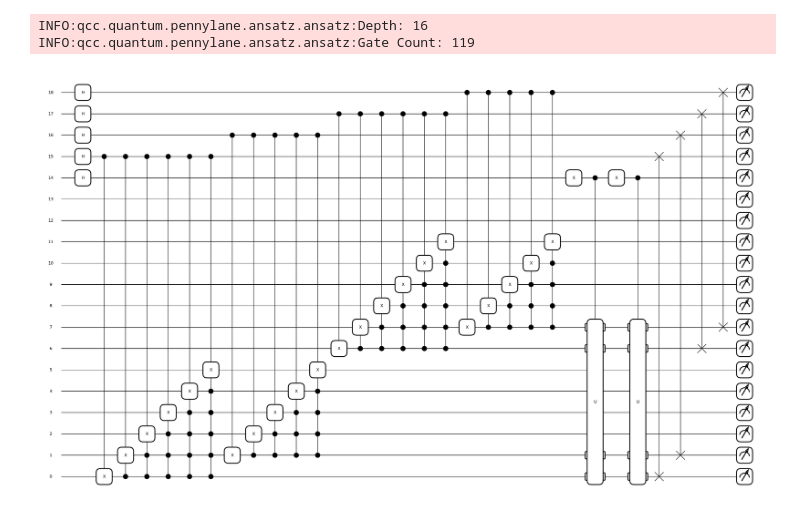
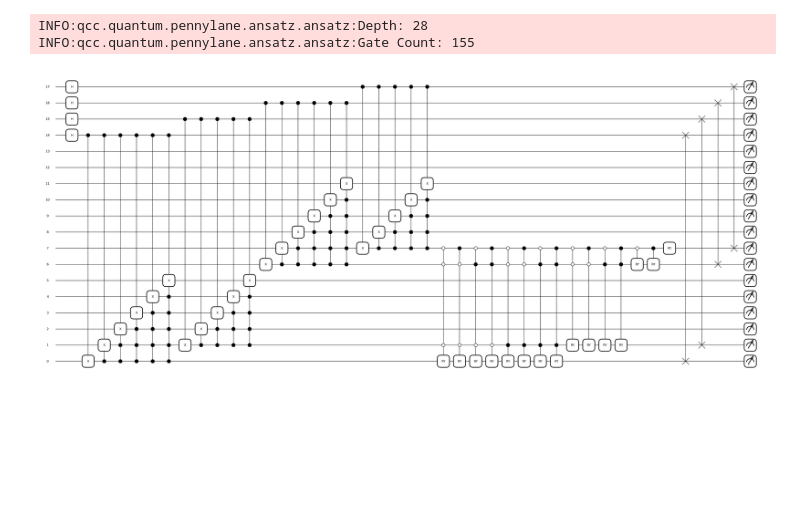
Before and after one commit to mingyoungjeng/quantum-convolutional-classifier, a Jupyter notebook: examples/mqcc_layer.ipynb, the cells around one changed output. Drawn from its saved outputs; the diff is of its cells as text; code cells hidden in the pictures; blank space fills up the shorter version.

```diff
--- a/examples/mqcc_layer.ipynb
+++ b/examples/mqcc_layer.ipynb
@@ -33,7 +31,7 @@ INFO:qcc.ml.ml:Using CUDA on device cuda
 # %%
 from qcc.filters import *
 
-kernels_raw = [avg_filter(3, dim = 2), laplacian_approx(3)]
+kernels_raw = [avg_filter(4, dim = 2)]
 # kernel_raw = sobel_filter(3, axis=0)
 # kernel_raw = laplacian_approx(3)
 # kernel_raw = gaussian_blur(3)
@@ -72,18 +69,18 @@ inputs.shape
 
 # inputs, magnitudes = np.vstack(inputs), tuple(magnitudes)
 # %%
-out_channels = 6
+out_channels = len(kernels)
 from qcc.ml.cnn import Layer
 
 layer = Layer(MQCCLayer, kernel_size=kernel_shape)
 
-module = layer(dims[:-1], in_channels=dims[-1], out_channels=out_channels)
+module = layer(dims, in_channels=1, out_channels=out_channels)
 
 fig = module.mqcc.draw(decompose=True)
 # %% [output]
-INFO:qcc.quantum.pennylane.ansatz.ansatz:Depth: 16
-INFO:qcc.quantum.pennylane.ansatz.ansatz:Gate Count: 119
+INFO:qcc.quantum.pennylane.ansatz.ansatz:Depth: 28
+INFO:qcc.quantum.pennylane.ansatz.ansatz:Gate Count: 155
-[figure, old version]
+[figure, new version]
 # %%
 from torch import Tensor
 from torch.nn import Parameter
```
Also changed, not shown: parts of 6 cells of this notebook, 4 other files.
